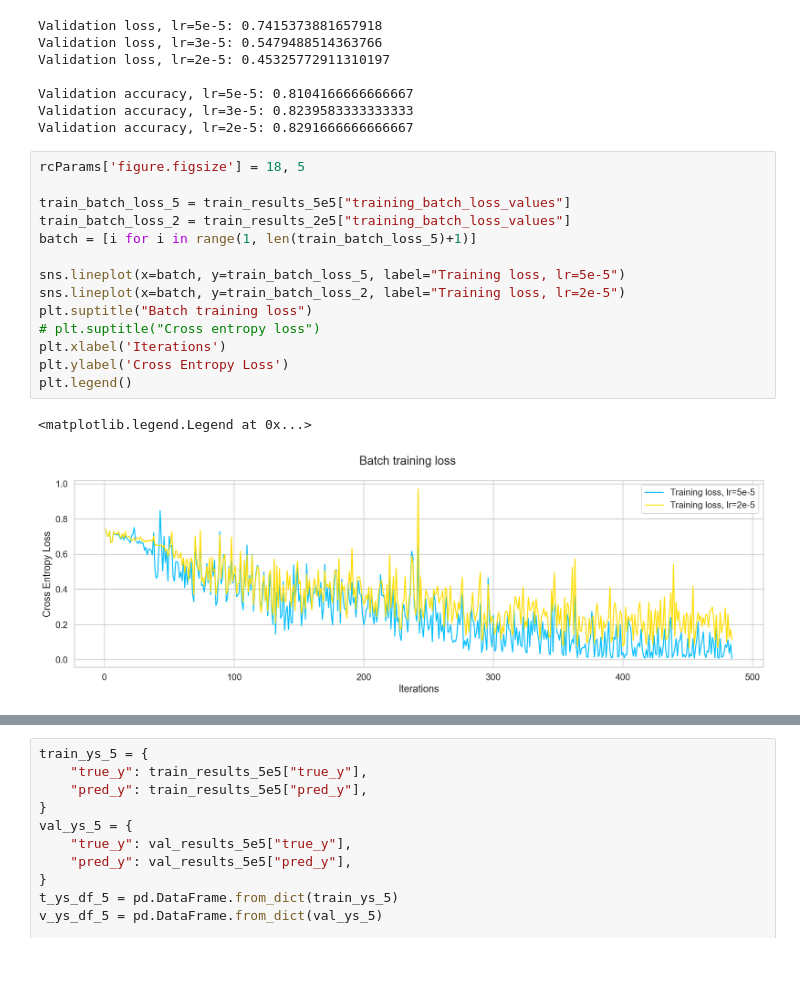
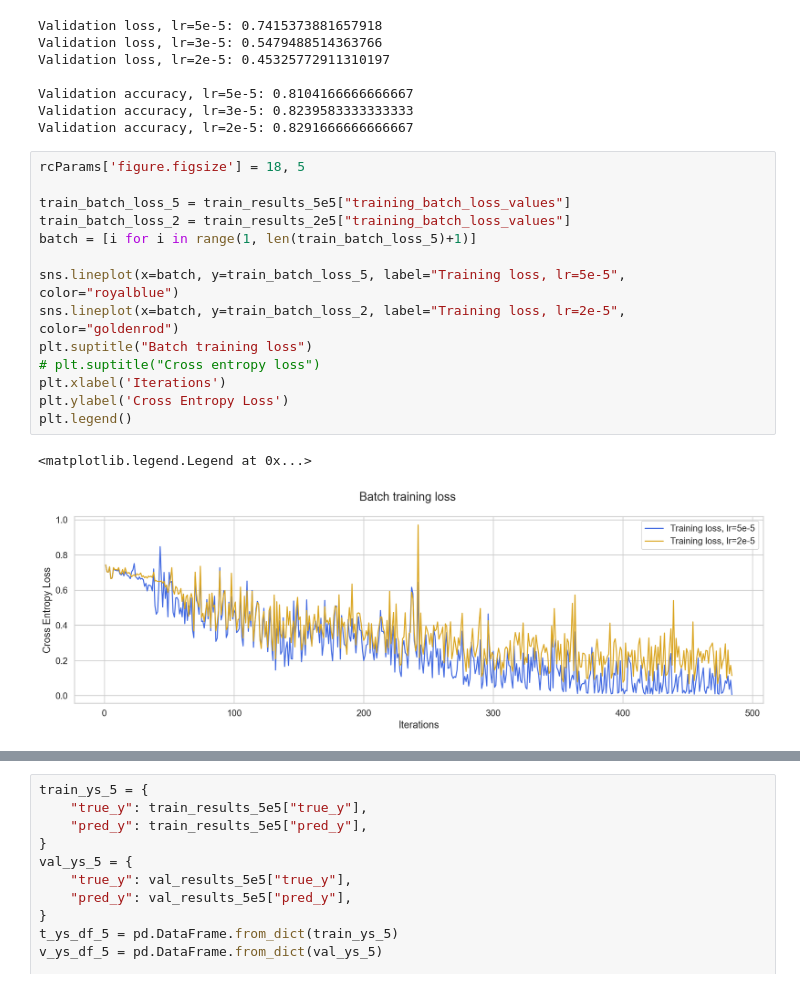
Before and after one commit to dorsolich/language-generation-with-LLM, a Jupyter notebook: qg/results_analysis/cls_results_analysis.ipynb, the cells around one changed output, grey strips where cells are left out. Cells and saved outputs as stored; diff of their text form.

```diff
--- a/qg/results_analysis/cls_results_analysis.ipynb
+++ b/qg/results_analysis/cls_results_analysis.ipynb
@@ -140,17 +162,17 @@ Validation accuracy, lr=2e-5: 0.8291666666666667
 # %%
 rcParams['figure.figsize'] = 18, 5
 
 train_batch_loss_5 = train_results_5e5["training_batch_loss_values"]
 train_batch_loss_2 = train_results_2e5["training_batch_loss_values"]
 batch = [i for i in range(1, len(train_batch_loss_5)+1)]
 
-sns.lineplot(x=batch, y=train_batch_loss_5, label="Training loss, lr=5e-5")
-sns.lineplot(x=batch, y=train_batch_loss_2, label="Training loss, lr=2e-5")
+sns.lineplot(x=batch, y=train_batch_loss_5, label="Training loss, lr=5e-5", color="royalblue")
+sns.lineplot(x=batch, y=train_batch_loss_2, label="Training loss, lr=2e-5", color="goldenrod")
 plt.suptitle("Batch training loss")
 # plt.suptitle("Cross entropy loss")
 plt.xlabel('Iterations')
 plt.ylabel('Cross Entropy Loss')
 plt.legend()
 # %% [output]
 <matplotlib.legend.Legend at 0x...>
-[figure, old version]
+[figure, new version]
```
Also changed, not shown: parts of 4 cells of this notebook, 15 other files.
